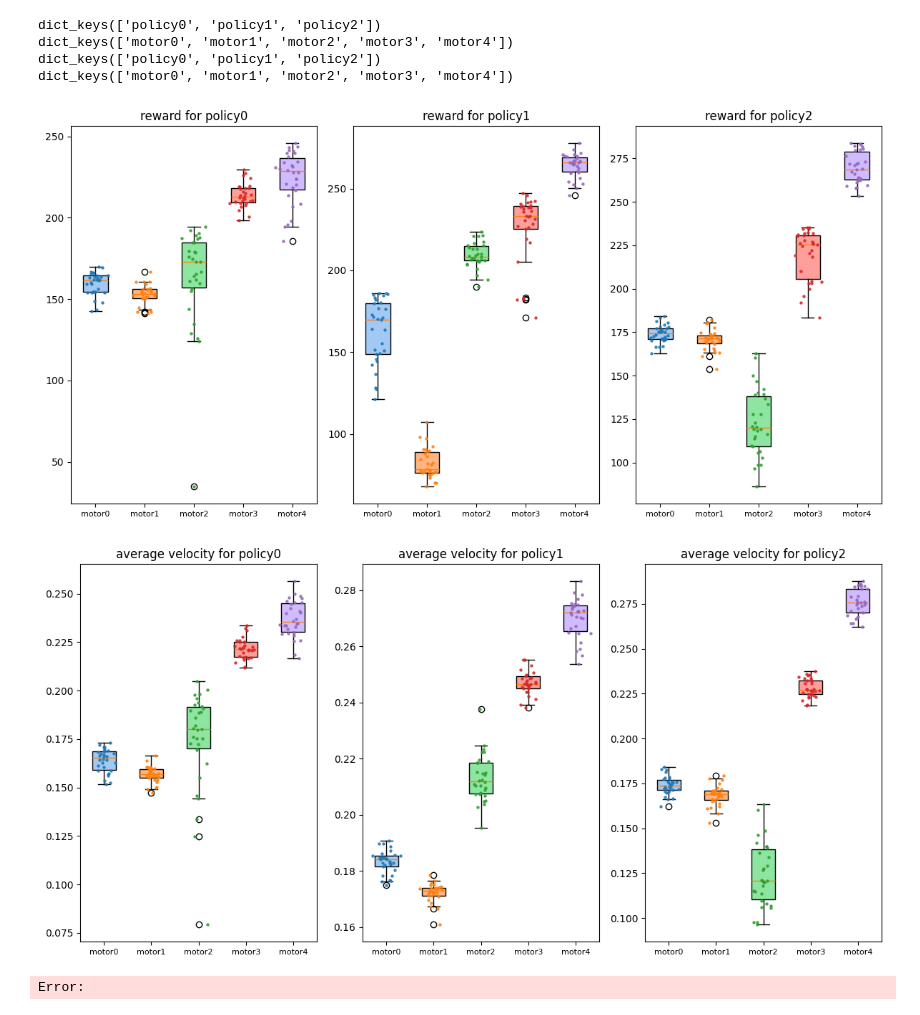
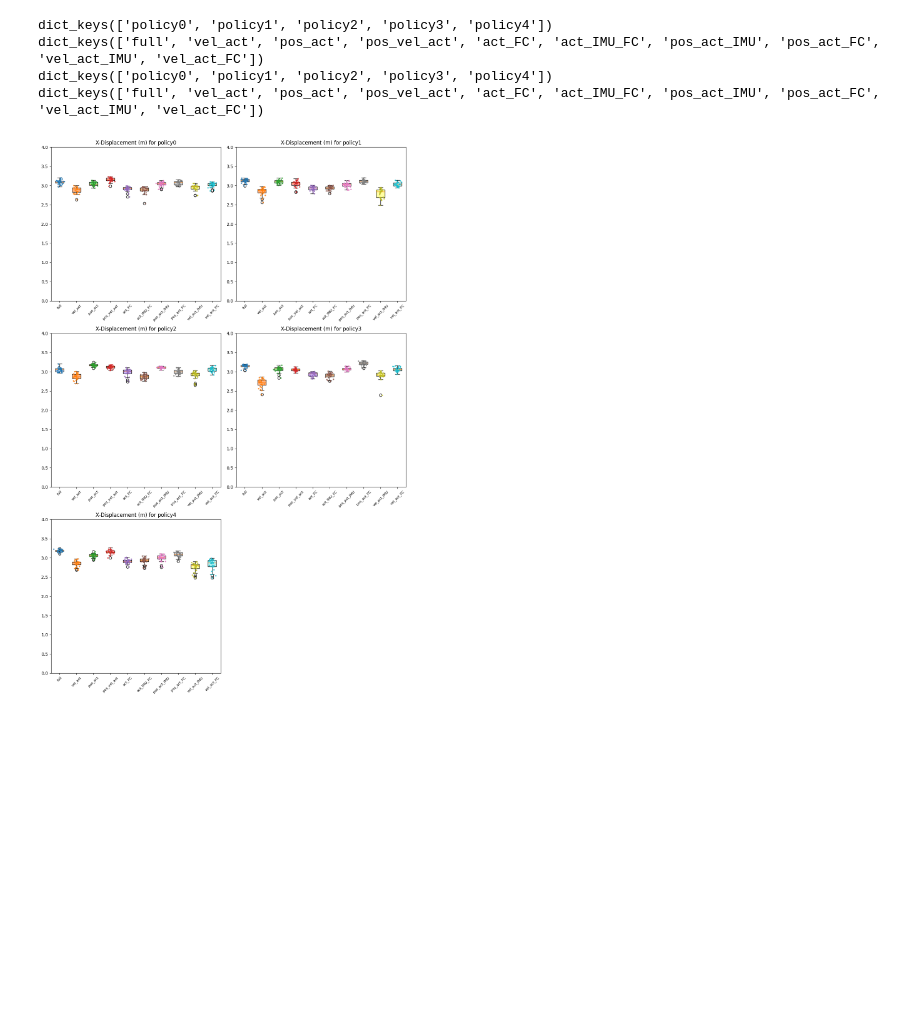
Before and after one commit to PavarisAsawa/locomotion_learning_information-theory, a Jupyter notebook: info_theory/performance.ipynb, the cells around one changed output. Saved outputs shown, nothing was run; the diff lists cells and outputs as text; code cells hidden in the pictures; blank space fills up the shorter version.

```diff
--- a/info_theory/performance.ipynb
+++ b/info_theory/performance.ipynb
@@ -55,4 +64,4 @@ for key, value in motor_dataset.items():
 
 # [case:str][number_file:int][data/brain:str]
 # %%
-selected_dataset = motor_dataset
+selected_dataset = important_dataset
@@ -59,19 +131,6 @@ selected_dataset = motor_dataset
 # %%
-
-performance = {f"policy{n_policy}": {case: [] for case in selected_dataset.keys()} for n_policy in range(3)}
-max_distance = {f"policy{n_policy}": {case: [] for case in selected_dataset.keys()} for n_policy in range(3)}
-avg_vel = {f"policy{n_policy}": {case: [] for case in selected_dataset.keys()} for n_policy in range(3)}
-
-for policy in range(NUM_POLICY):
-    for case in selected_dataset.keys():
-        reward = np.sum(selected_dataset[case][policy]["data"]['reward'], axis=0)
-        performance[f"policy{policy}"][case] = reward
-
-        max_pos_x = np.max(selected_dataset[case][policy]["data"]['pos_x'], axis=0)
-        max_distance[f"policy{policy}"][case] = max_pos_x
-
-        vel_x = selected_dataset[case][policy]["data"]['vel_b'][:,:,0]
-        avg_vel[f"policy{policy}"][case] = np.mean(vel_x ,axis=0)
+num_pol = 5
+performance , max_distance , avg_vel= preprocess(selected_dataset=selected_dataset , num_pol=num_pol)
 
 print(performance.keys())  # Prints the policy keys
 print(performance["policy0"].keys())  # Prints the case keys under "policy0"
@@ -79,33 +138,53 @@ print(max_distance.keys())  # Prints the policy keys
 print(max_distance["policy0"].keys())  # Prints the case keys under "policy0"
 # [num_policy][data group][data inside]
 # %% [output]
-dict_keys(['policy0', 'policy1', 'policy2'])
-dict_keys(['motor0', 'motor1', 'motor2', 'motor3', 'motor4'])
-dict_keys(['policy0', 'policy1', 'policy2'])
-dict_keys(['motor0', 'motor1', 'motor2', 'motor3', 'motor4'])
+dict_keys(['policy0', 'policy1', 'policy2', 'policy3', 'policy4'])
+dict_keys(['full', 'vel_act', 'pos_act', 'pos_vel_act', 'act_FC', 'act_IMU_FC', 'pos_act_IMU', 'pos_act_FC', 'vel_act_IMU', 'vel_act_FC'])
+dict_keys(['policy0', 'policy1', 'policy2', 'policy3', 'policy4'])
+dict_keys(['full', 'vel_act', 'pos_act', 'pos_vel_act', 'act_FC', 'act_IMU_FC', 'pos_act_IMU', 'pos_act_FC', 'vel_act_IMU', 'vel_act_FC'])
 # %%
-def plot_performance(performance , title:str="Performance"):
+def plot_performance(performance , title:str="Performance",ylim=350):
     num_col = len(performance.keys())  # Number of policies (columns)
+
+    # --- CHANGED: dynamic subplot grid (max 2 columns; 1x1 if only one) ---
+    ncols = 1 if num_col == 1 else min(2, num_col)
+    nrows = 1 if num_col == 1 else math.ceil(num_col / 2)
+    fig, axes = plt.subplots(nrows, ncols, figsize=(12, 6*nrows))
+    # Flatten axes to 1D list for easy indexing
+    if isinstance(axes, np.ndarray):
+        axes = axes.flatten()
+    else:
+        axes = [axes]
+    # ---------------------------------------------------------------------
+
     num_group = len(performance['policy0'].keys())  # Number of cases (groups)
-    fig, axes = plt.subplots(1, num_col, figsize=(12, 6))
-
     pastel_colors = sns.color_palette("pastel", n_colors=num_group)
     case_colors = {case: pastel_colors[i] for i, case in enumerate(list(performance['policy0'].keys()))}
-
+    # Compute global max across all policies and cases
+    global_max = max(
+        [val for policy in performance.values() for case_vals in policy.values() for val in case_vals]
+    )
     for i, policy in enumerate(performance.keys()):
         ax = axes[i]  # Get the axis for this policy subplot
         box = ax.boxplot(
             [performance[policy][case] for case in performance[policy].keys()],  # List of data for each case
-                vert=True, patch_artist=True,zorder=1  # fill with color  # Set the tick labels to be the case names
+            vert=True, patch_artist=True, zorder=1  # fill with color  # Set the tick labels to be the case names
         )
-        ax.set_xticklabels(list(performance[policy].keys()), fontsize=8)
+        ax.set_xticklabels(list(performance[policy].keys()), fontsize=8 ,rotation=45)
         for j, patch in enumerate(box['boxes']):
             case = list(performance[policy].keys())[j]  # Get the case corresponding to the current box
             patch.set_facecolor(case_colors[case])  # Set the color for the box based on the case
+        ax.set_ylim(0, ylim)  # Add a little padding
+        # ax.set_ylim(0, global_max)  # Add a little padding
 
         for j, case in enumerate(performance[policy].keys()):
             x_vals = [j + 1 + np.random.normal(0, 0.1) for _ in performance[policy][case]]  # Jitter with normal noise
             ax.scatter(x_vals, performance[policy][case], alpha=0.8, s=5, label=case, zorder=2)
         ax.set_title(f"{title} for {policy}")
+
+    # Hide any unused axes (when grid > number of policies)
+    for k in range(len(performance.keys()), len(axes)):
+        axes[k].set_visible(False)
+
     plt.tight_layout()
     plt.show()
@@ -112,7 +357,6 @@ def plot_performance(performance , title:str="Performance"):
 # %%
-plot_performance(performance, title="reward")
-plot_performance(avg_vel , title="average velocity")
+# plot_performance(performance, title="reward" ,ylim=350)
+# plot_performance_pct_bar(performance, normalize='per_policy')
+plot_performance(max_distance, title="X-Displacement (m)",ylim=4)
 # %% [output]
-[figure, old version]
+[figure, new version]
-[figure, removed]
-Error:
```
Also changed, not shown: parts of 6 cells of this notebook, 10 other files.
